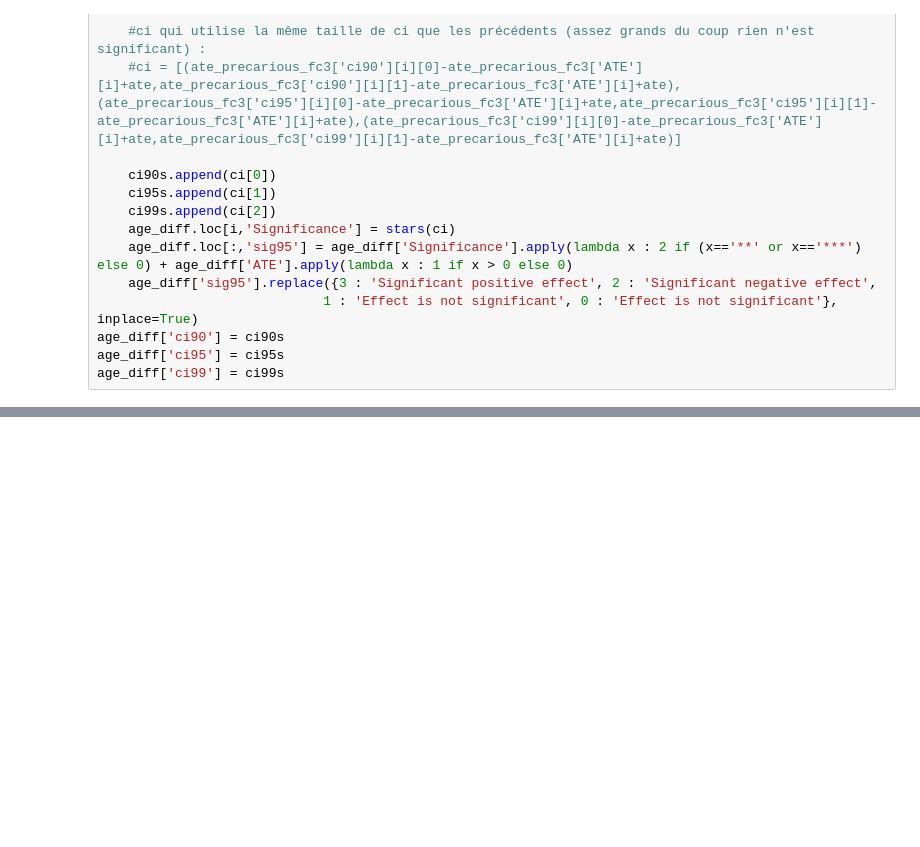
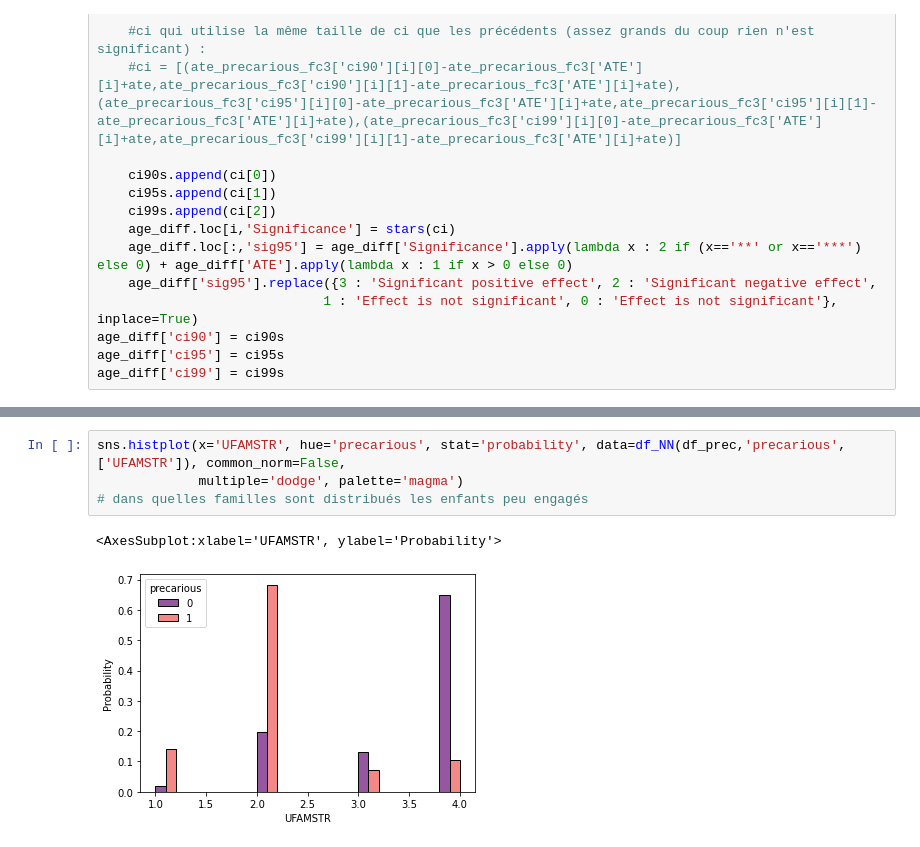
Before and after one commit to epfl-ada/ada-2020-project-milestone-p3-p3_ada-boi, a Jupyter notebook: creative_extension.ipynb, the cells around one changed output, grey strips where cells are left out. Drawn from its saved outputs; the diff is of its cells as text; blank space fills up the shorter version.

```diff
--- a/creative_extension.ipynb
+++ b/creative_extension.ipynb
@@ -1205,0 +1186,7 @@ plot_ATE(age_diff,'precarious')
+# %%
+sns.histplot(x='UFAMSTR', hue='precarious', stat='probability', data=df_NN(df_prec,'precarious', ['UFAMSTR']), common_norm=False,
+             multiple='dodge', palette='magma')
+# dans quelles familles sont distribués les enfants peu engagés
+# %% [output]
+<AxesSubplot:xlabel='UFAMSTR', ylabel='Probability'>
+[figure, added]
```
Also changed, not shown: parts of 47 cells of this notebook.
